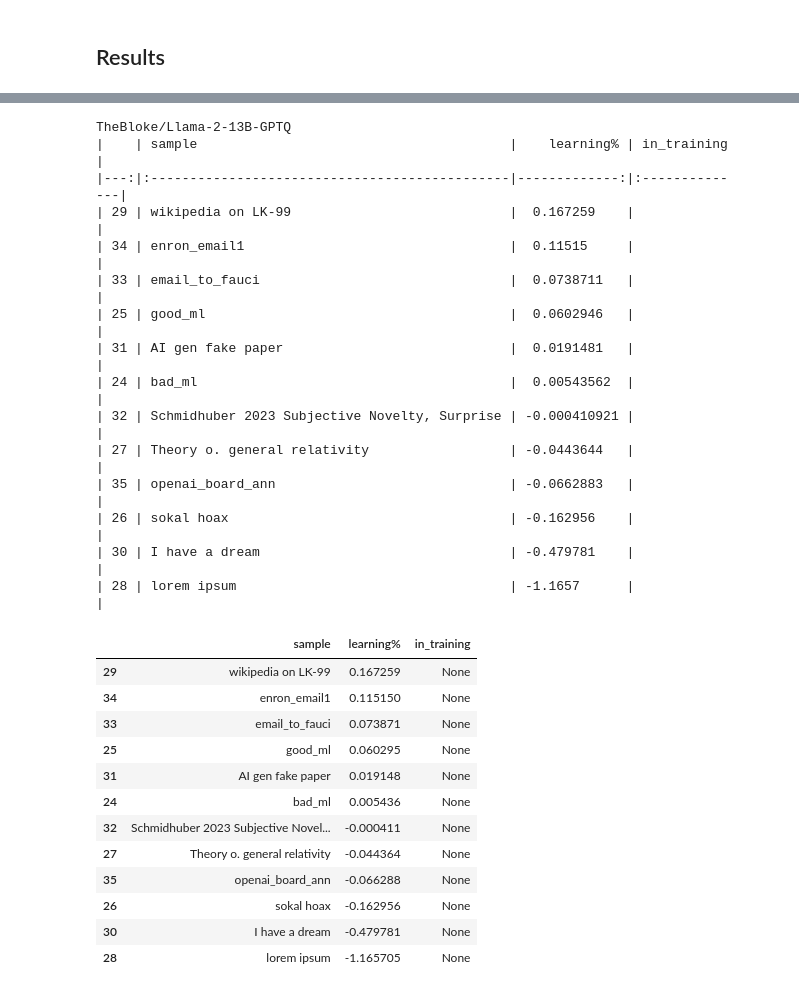
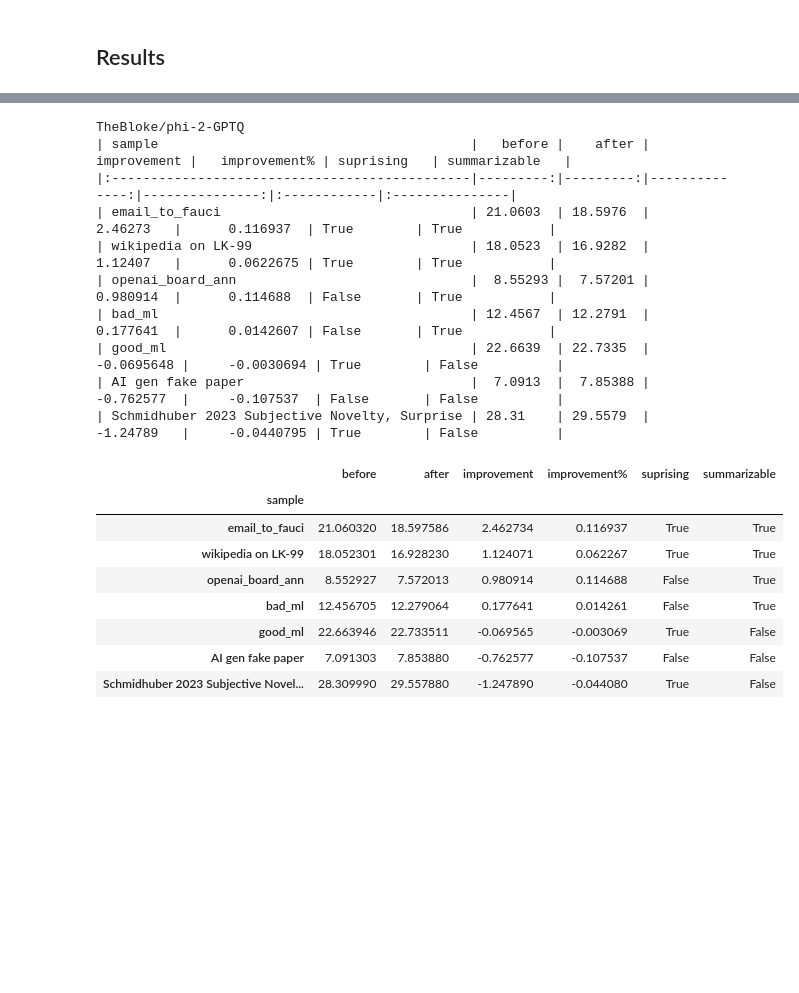
Before and after one commit to wassname/detect_bs_text, a Jupyter notebook: nbs/02_detection_using_tldr_prompt.ipynb, the cells around one changed output, grey strips where cells are left out. Cells and saved outputs as stored; diff of their text form; code cells hidden in the pictures; blank space fills up the shorter version.

```diff
--- a/nbs/02_detection_using_tldr_prompt.ipynb
+++ b/nbs/02_detection_using_tldr_prompt.ipynb
@@ -196,9 +196,9 @@ def clear_mem():
 # %%
 models = [
     "TheBloke/phi-2-GPTQ",
-    "TheBloke/Llama-2-7B-GPTQ",
-    "TheBloke/Llama-2-13B-GPTQ",
-    "TheBloke/Mistral-7B-v0.1-GPTQ",
+    # "TheBloke/Llama-2-7B-GPTQ",
+    # "TheBloke/Llama-2-13B-GPTQ",
+    # "TheBloke/Mistral-7B-v0.1-GPTQ",
 ]
 # %%
 summaries = {}
@@ -227,6 +227,6 @@ Text:
 
         print(model_name, sample['name'], before, after)
         data.append(dict(before=before, after=after, model=model_name, sample=sample['name'],
-                         in_training=sample['in_training'], len=sample['len']))
+                         in_training=sample['in_training'], len=len(sample['text'])))
 # %% [output]
 Special tokens have been added in the vocabulary, make sure the associated word embeddings are fine-tuned or trained.
@@ -246,6 +248,7 @@ TheBloke/phi-2-GPTQ enron_email1 22.875591278076172 19.7093563079834
 # %%
 # results
-df = pd.DataFrame(data)
-df["learning%"] = (df["before"] - df["after"])/df["before"]
-df['in_training'] = None
-# df
+df = pd.DataFrame(data).set_index('sample')
+df = df.query('in_training == False')
+df["summarizable%"] = (df["before"] - df["after"])/df["before"]
+
+df
@@ -272,35 +265,31 @@ df
 # %%
+df["improvement%"] = (df["before"] - df["after"]) / df["before"]
+df["improvement"] = (df["before"] - df["after"])
+df["summarizable"] = df["improvement"]  > .0
+df['suprising'] = df["before"] > 15
+df['BS'] = ~df["summarizable"] | ~df['suprising']
 for n,d in df.groupby("model"):
     print(n)
-    d = d[['sample', 'learning%', 'in_training']].sort_values("learning%", ascending=False)
+    d = d[[ 'before', 'after', "improvement", "improvement%", 'suprising', 'summarizable',  ]].sort_values("improvement", ascending=False)
     print(d.to_markdown())
     display(d)
 # %% [output]
-TheBloke/Llama-2-13B-GPTQ
-|    | sample                                        |    learning% | in_training   |
-|---:|:----------------------------------------------|-------------:|:--------------|
-| 29 | wikipedia on LK-99                            |  0.167259    |               |
-| 34 | enron_email1                                  |  0.11515     |               |
-| 33 | email_to_fauci                                |  0.0738711   |               |
-| 25 | good_ml                                       |  0.0602946   |               |
-| 31 | AI gen fake paper                             |  0.0191481   |               |
-| 24 | bad_ml                                        |  0.00543562  |               |
-| 32 | Schmidhuber 2023 Subjective Novelty, Surprise | -0.000410921 |               |
-| 27 | Theory o. general relativity                  | -0.0443644   |               |
-| 35 | openai_board_ann                              | -0.0662883   |               |
-| 26 | sokal hoax                                    | -0.162956    |               |
-| 30 | I have a dream                                | -0.479781    |               |
-| 28 | lorem ipsum                                   | -1.1657      |               |
+TheBloke/phi-2-GPTQ
+| sample                                        |   before |    after |   improvement |   improvement% | suprising   | summarizable   |
+|:----------------------------------------------|---------:|---------:|--------------:|---------------:|:------------|:---------------|
+| email_to_fauci                                | 21.0603  | 18.5976  |     2.46273   |      0.116937  | True        | True           |
+| wikipedia on LK-99                            | 18.0523  | 16.9282  |     1.12407   |      0.0622675 | True        | True           |
+| openai_board_ann                              |  8.55293 |  7.57201 |     0.980914  |      0.114688  | False       | True           |
+| bad_ml                                        | 12.4567  | 12.2791  |     0.177641  |      0.0142607 | False       | True           |
+| good_ml                                       | 22.6639  | 22.7335  |    -0.0695648 |     -0.0030694 | True        | False          |
+| AI gen fake paper                             |  7.0913  |  7.85388 |    -0.762577  |     -0.107537  | False       | False          |
+| Schmidhuber 2023 Subjective Novelty, Surprise | 28.31    | 29.5579  |    -1.24789   |     -0.0440795 | True        | False          |
-|  | sample | learning% | in_training |
-| 29 | wikipedia on LK-99 | 0.167259 | None |
-| 34 | enron_email1 | 0.115150 | None |
-| 33 | email_to_fauci | 0.073871 | None |
-| 25 | good_ml | 0.060295 | None |
-| 31 | AI gen fake paper | 0.019148 | None |
-| 24 | bad_ml | 0.005436 | None |
-| 32 | Schmidhuber 2023 Subjective Novel... | -0.000411 | None |
-| 27 | Theory o. general relativity | -0.044364 | None |
-| 35 | openai_board_ann | -0.066288 | None |
-| 26 | sokal hoax | -0.162956 | None |
-| 30 | I have a dream | -0.479781 | None |
-| 28 | lorem ipsum | -1.165705 | None |
+|  | before | after | improvement | improvement% | suprising | summarizable |
+| sample |  |  |  |  |  |  |
+| email_to_fauci | 21.060320 | 18.597586 | 2.462734 | 0.116937 | True | True |
+| wikipedia on LK-99 | 18.052301 | 16.928230 | 1.124071 | 0.062267 | True | True |
+| openai_board_ann | 8.552927 | 7.572013 | 0.980914 | 0.114688 | False | True |
+| bad_ml | 12.456705 | 12.279064 | 0.177641 | 0.014261 | False | True |
+| good_ml | 22.663946 | 22.733511 | -0.069565 | -0.003069 | True | False |
+| AI gen fake paper | 7.091303 | 7.853880 | -0.762577 | -0.107537 | False | False |
+| Schmidhuber 2023 Subjective Novel... | 28.309990 | 29.557880 | -1.247890 | -0.044080 | True | False |
```
Also changed, not shown: parts of 8 cells of this notebook, 4 other files.
